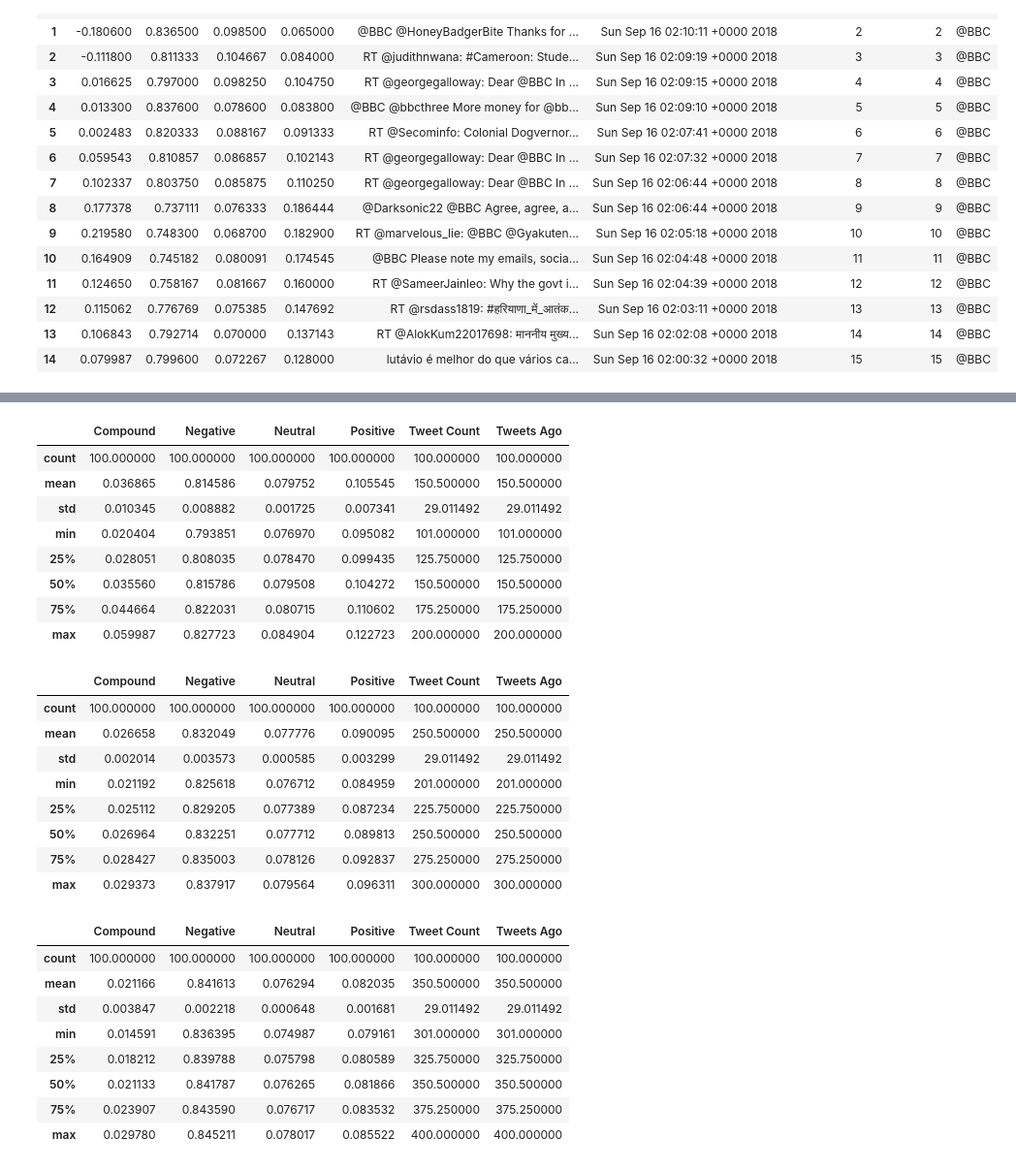
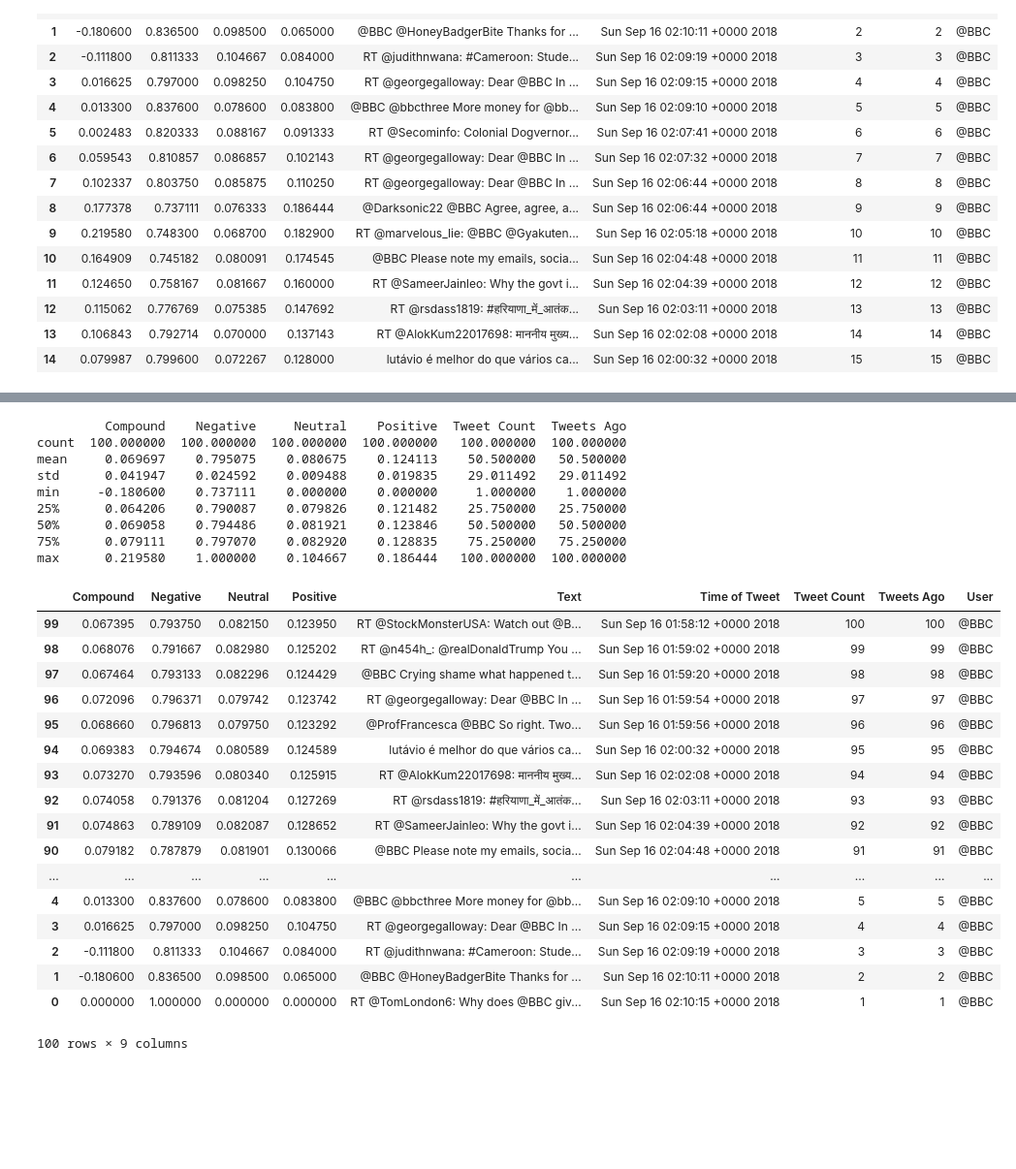
Before and after one commit to MarkovCredit/BootCamp_Spot, a Jupyter notebook: SocialMediaAnalytics/SocialAnalyticsHomework.ipynb, the cells around one changed output, grey strips where cells are left out. Shown: that part at 97% size. Saved outputs shown, nothing was run; the diff lists cells and outputs as text; code cells hidden in the pictures; blank space fills up the shorter version.

```diff
--- a/SocialMediaAnalytics/SocialAnalyticsHomework.ipynb
+++ b/SocialMediaAnalytics/SocialAnalyticsHomework.ipynb
@@ -161,39 +165,35 @@ max      0.219580    1.000000    0.104667    0.186444   100.000000  100.000000
-# %%
-CBS_set = news_sent_df[news_sent_df["User"]=="@CBS"]
-CBS_set.describe()
-# %% [output]
-|  | Compound | Negative | Neutral | Positive | Tweet Count | Tweets Ago |
-| count | 100.000000 | 100.000000 | 100.000000 | 100.000000 | 100.000000 | 100.000000 |
-| mean | 0.036865 | 0.814586 | 0.079752 | 0.105545 | 150.500000 | 150.500000 |
-| std | 0.010345 | 0.008882 | 0.001725 | 0.007341 | 29.011492 | 29.011492 |
-| min | 0.020404 | 0.793851 | 0.076970 | 0.095082 | 101.000000 | 101.000000 |
-| 25% | 0.028051 | 0.808035 | 0.078470 | 0.099435 | 125.750000 | 125.750000 |
-| 50% | 0.035560 | 0.815786 | 0.079508 | 0.104272 | 150.500000 | 150.500000 |
-| 75% | 0.044664 | 0.822031 | 0.080715 | 0.110602 | 175.250000 | 175.250000 |
-| max | 0.059987 | 0.827723 | 0.084904 | 0.122723 | 200.000000 | 200.000000 |
-# %%
-CNN_set = news_sent_df[news_sent_df["User"]=="@CNN"]
-CNN_set.describe()
-# %% [output]
-|  | Compound | Negative | Neutral | Positive | Tweet Count | Tweets Ago |
-| count | 100.000000 | 100.000000 | 100.000000 | 100.000000 | 100.000000 | 100.000000 |
-| mean | 0.026658 | 0.832049 | 0.077776 | 0.090095 | 250.500000 | 250.500000 |
-| std | 0.002014 | 0.003573 | 0.000585 | 0.003299 | 29.011492 | 29.011492 |
-| min | 0.021192 | 0.825618 | 0.076712 | 0.084959 | 201.000000 | 201.000000 |
-| 25% | 0.025112 | 0.829205 | 0.077389 | 0.087234 | 225.750000 | 225.750000 |
-| 50% | 0.026964 | 0.832251 | 0.077712 | 0.089813 | 250.500000 | 250.500000 |
-| 75% | 0.028427 | 0.835003 | 0.078126 | 0.092837 | 275.250000 | 275.250000 |
-| max | 0.029373 | 0.837917 | 0.079564 | 0.096311 | 300.000000 | 300.000000 |
-# %%
-FoxNews_Set = news_sent_df[news_sent_df["User"]=="@FoxNews"]
-FoxNews_Set.describe()
-# %% [output]
-|  | Compound | Negative | Neutral | Positive | Tweet Count | Tweets Ago |
-| count | 100.000000 | 100.000000 | 100.000000 | 100.000000 | 100.000000 | 100.000000 |
-| mean | 0.021166 | 0.841613 | 0.076294 | 0.082035 | 350.500000 | 350.500000 |
-| std | 0.003847 | 0.002218 | 0.000648 | 0.001681 | 29.011492 | 29.011492 |
-| min | 0.014591 | 0.836395 | 0.074987 | 0.079161 | 301.000000 | 301.000000 |
-| 25% | 0.018212 | 0.839788 | 0.075798 | 0.080589 | 325.750000 | 325.750000 |
-| 50% | 0.021133 | 0.841787 | 0.076265 | 0.081866 | 350.500000 | 350.500000 |
-| 75% | 0.023907 | 0.843590 | 0.076717 | 0.083532 | 375.250000 | 375.250000 |
-| max | 0.029780 | 0.845211 | 0.078017 | 0.085522 | 400.000000 | 400.000000 |
+# %%
+#Creating data sets for each major news source; going to sort in descending order as it may help later with plotting
+BBC_set = news_sent_df[news_sent_df["User"]=="@BBC"]
+
+print(BBC_set.describe())
+BBC_set.head(15)
+BBC_set.sort_values(by = ['Tweets Ago'], ascending = False)
+# %% [output]
+         Compound    Negative     Neutral    Positive  Tweet Count  Tweets Ago
+count  100.000000  100.000000  100.000000  100.000000   100.000000  100.000000
+mean     0.069697    0.795075    0.080675    0.124113    50.500000   50.500000
+std      0.041947    0.024592    0.009488    0.019835    29.011492   29.011492
+min     -0.180600    0.737111    0.000000    0.000000     1.000000    1.000000
+25%      0.064206    0.790087    0.079826    0.121482    25.750000   25.750000
+50%      0.069058    0.794486    0.081921    0.123846    50.500000   50.500000
+75%      0.079111    0.797070    0.082920    0.128835    75.250000   75.250000
+max      0.219580    1.000000    0.104667    0.186444   100.000000  100.000000
+|  | Compound | Negative | Neutral | Positive | Text | Time of Tweet | Tweet Count | Tweets Ago | User |
+| 99 | 0.067395 | 0.793750 | 0.082150 | 0.123950 | RT @StockMonsterUSA: Watch out @B... | Sun Sep 16 01:58:12 +0000 2018 | 100 | 100 | @BBC |
+| 98 | 0.068076 | 0.791667 | 0.082980 | 0.125202 | RT @n454h_: @realDonaldTrump You ... | Sun Sep 16 01:59:02 +0000 2018 | 99 | 99 | @BBC |
+| 97 | 0.067464 | 0.793133 | 0.082296 | 0.124429 | @BBC Crying shame what happened t... | Sun Sep 16 01:59:20 +0000 2018 | 98 | 98 | @BBC |
+| 96 | 0.072096 | 0.796371 | 0.079742 | 0.123742 | RT @georgegalloway: Dear @BBC In ... | Sun Sep 16 01:59:54 +0000 2018 | 97 | 97 | @BBC |
+| 95 | 0.068660 | 0.796813 | 0.079750 | 0.123292 | @ProfFrancesca @BBC So right. Two... | Sun Sep 16 01:59:56 +0000 2018 | 96 | 96 | @BBC |
+| 94 | 0.069383 | 0.794674 | 0.080589 | 0.124589 | lutávio é melhor do que vários ca... | Sun Sep 16 02:00:32 +0000 2018 | 95 | 95 | @BBC |
+| 93 | 0.073270 | 0.793596 | 0.080340 | 0.125915 | RT @AlokKum22017698: माननीय मुख्य... | Sun Sep 16 02:02:08 +0000 2018 | 94 | 94 | @BBC |
+| 92 | 0.074058 | 0.791376 | 0.081204 | 0.127269 | RT @rsdass1819: #हरियाणा_में_आतंक... | Sun Sep 16 02:03:11 +0000 2018 | 93 | 93 | @BBC |
+| 91 | 0.074863 | 0.789109 | 0.082087 | 0.128652 | RT @SameerJainleo: Why the govt i... | Sun Sep 16 02:04:39 +0000 2018 | 92 | 92 | @BBC |
+| 90 | 0.079182 | 0.787879 | 0.081901 | 0.130066 | @BBC Please note my emails, socia... | Sun Sep 16 02:04:48 +0000 2018 | 91 | 91 | @BBC |
+| ... | ... | ... | ... | ... | ... | ... | ... | ... | ... |
+| 4 | 0.013300 | 0.837600 | 0.078600 | 0.083800 | @BBC @bbcthree More money for @bb... | Sun Sep 16 02:09:10 +0000 2018 | 5 | 5 | @BBC |
+| 3 | 0.016625 | 0.797000 | 0.098250 | 0.104750 | RT @georgegalloway: Dear @BBC In ... | Sun Sep 16 02:09:15 +0000 2018 | 4 | 4 | @BBC |
+| 2 | -0.111800 | 0.811333 | 0.104667 | 0.084000 | RT @judithnwana: #Cameroon: Stude... | Sun Sep 16 02:09:19 +0000 2018 | 3 | 3 | @BBC |
+| 1 | -0.180600 | 0.836500 | 0.098500 | 0.065000 | @BBC @HoneyBadgerBite Thanks for ... | Sun Sep 16 02:10:11 +0000 2018 | 2 | 2 | @BBC |
+| 0 | 0.000000 | 1.000000 | 0.000000 | 0.000000 | RT @TomLondon6: Why does @BBC giv... | Sun Sep 16 02:10:15 +0000 2018 | 1 | 1 | @BBC |
+100 rows × 9 columns
```
Also changed, not shown: parts of 11 cells of this notebook.
